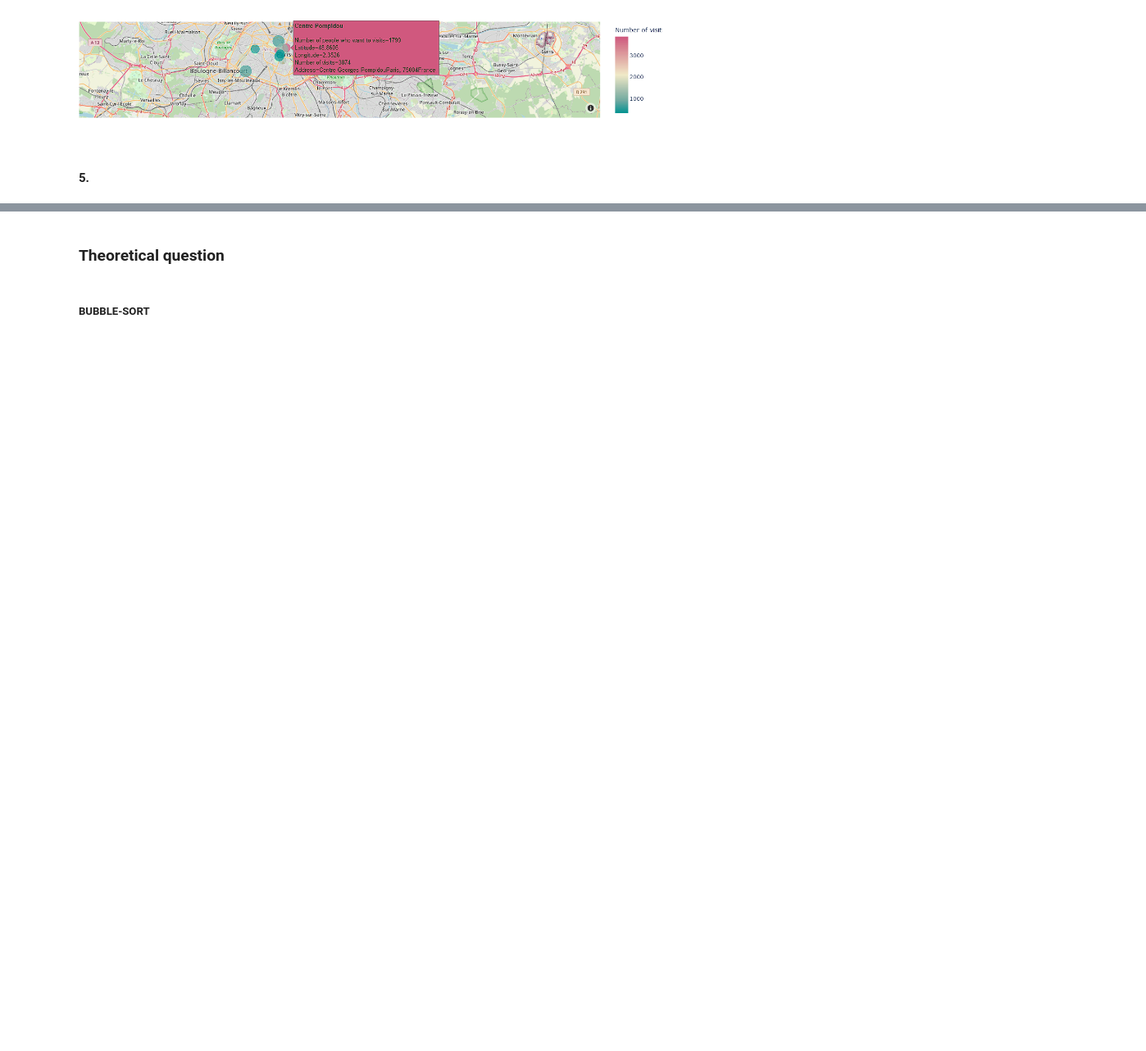
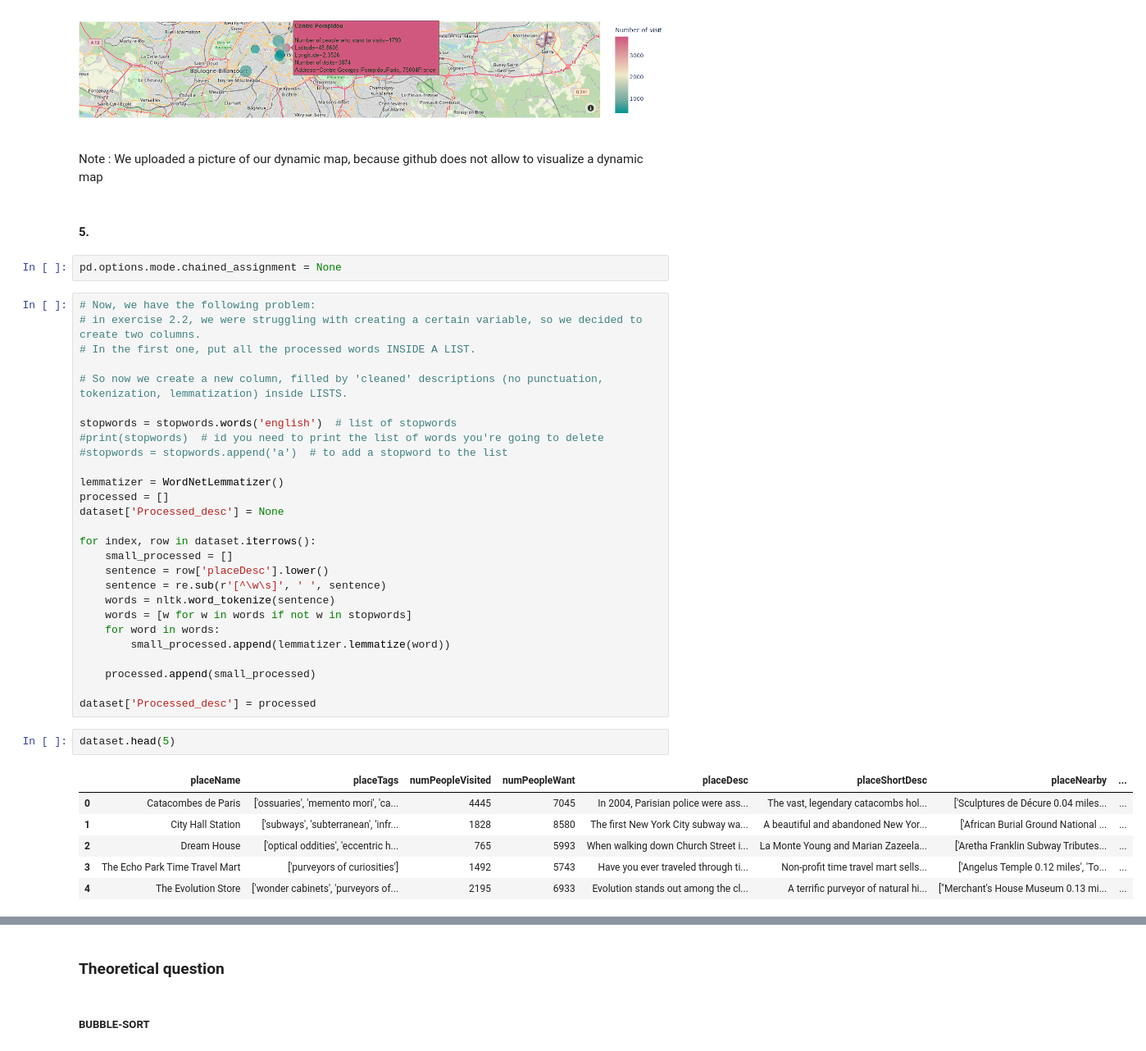
Before and after one commit to MattiaCastaldo/Homework-3, a Jupyter notebook: Mattia.ipynb, the cells around one changed output, grey strips where cells are left out. Shown at 82% size. Saved outputs shown, nothing was run; the diff lists cells and outputs as text; blank space fills up the shorter version.

```diff
--- a/Mattia.ipynb
+++ b/Mattia.ipynb
@@ -762,5 +761,45 @@ fig.update_layout(mapbox_style="open-street-map")
 fig.show()
 # %% [markdown]
 ![Immagine 2022-11-19 172047.png](attachment:37569f06-658a-49b9-809e-45e8e592bdf7.png)
+# %% [markdown]
+Note : We uploaded a picture of our dynamic map, because github does not allow to visualize a dynamic map
 # %% [markdown]
 #### 5.
+# %%
+pd.options.mode.chained_assignment = None
+# %%
+# Now, we have the following problem:
+# in exercise 2.2, we were struggling with creating a certain variable, so we decided to create two columns.
+# In the first one, put all the processed words INSIDE A LIST.
+
+# So now we create a new column, filled by 'cleaned' descriptions (no punctuation, tokenization, lemmatization) inside LISTS.
+
+stopwords = stopwords.words('english')  # list of stopwords
+#print(stopwords)  # id you need to print the list of words you're going to delete
+#stopwords = stopwords.append('a')  # to add a stopword to the list
+
+lemmatizer = WordNetLemmatizer()
+processed = []
+dataset['Processed_desc'] = None
+
+for index, row in dataset.iterrows():
+    small_processed = []
+    sentence = row['placeDesc'].lower()
+    sentence = re.sub(r'[^\w\s]', ' ', sentence)
+    words = nltk.word_tokenize(sentence)
+    words = [w for w in words if not w in stopwords]
+    for word in words:
+        small_processed.append(lemmatizer.lemmatize(word))
+
+    processed.append(small_processed)
+
+dataset['Processed_desc'] = processed
+# %%
+dataset.head(5)
+# %% [output]
+|  | placeName | placeTags | numPeopleVisited | numPeopleWant | placeDesc | placeShortDesc | placeNearby | ... |
+| 0 | Catacombes de Paris | ['ossuaries', 'memento mori', 'ca... | 4445 | 7045 | In 2004, Parisian police were ass... | The vast, legendary catacombs hol... | ['Sculptures de Décure 0.04 miles... | ... |
+| 1 | City Hall Station | ['subways', 'subterranean', 'infr... | 1828 | 8580 | The first New York City subway wa... | A beautiful and abandoned New Yor... | ['African Burial Ground National ... | ... |
+| 2 | Dream House | ['optical oddities', 'eccentric h... | 765 | 5993 | When walking down Church Street i... | La Monte Young and Marian Zazeela... | ['Aretha Franklin Subway Tributes... | ... |
+| 3 | The Echo Park Time Travel Mart | ['purveyors of curiosities'] | 1492 | 5743 | Have you ever traveled through ti... | Non-profit time travel mart sells... | ['Angelus Temple 0.12 miles', 'To... | ... |
+| 4 | The Evolution Store | ['wonder cabinets', 'purveyors of... | 2195 | 6933 | Evolution stands out among the cl... | A terrific purveyor of natural hi... | ["Merchant's House Museum 0.13 mi... | ... |
```
Also changed, not shown: parts of 24 cells of this notebook.
